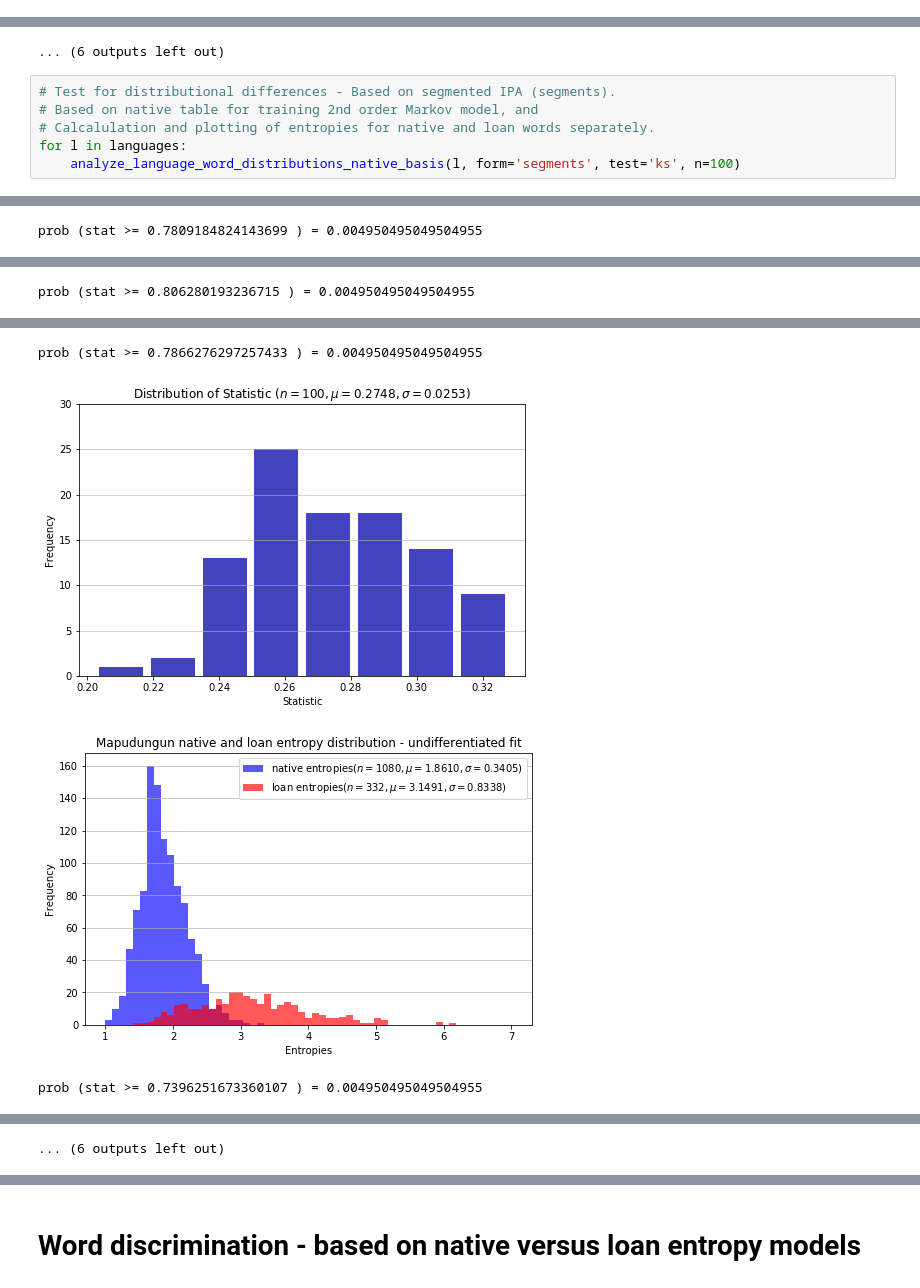
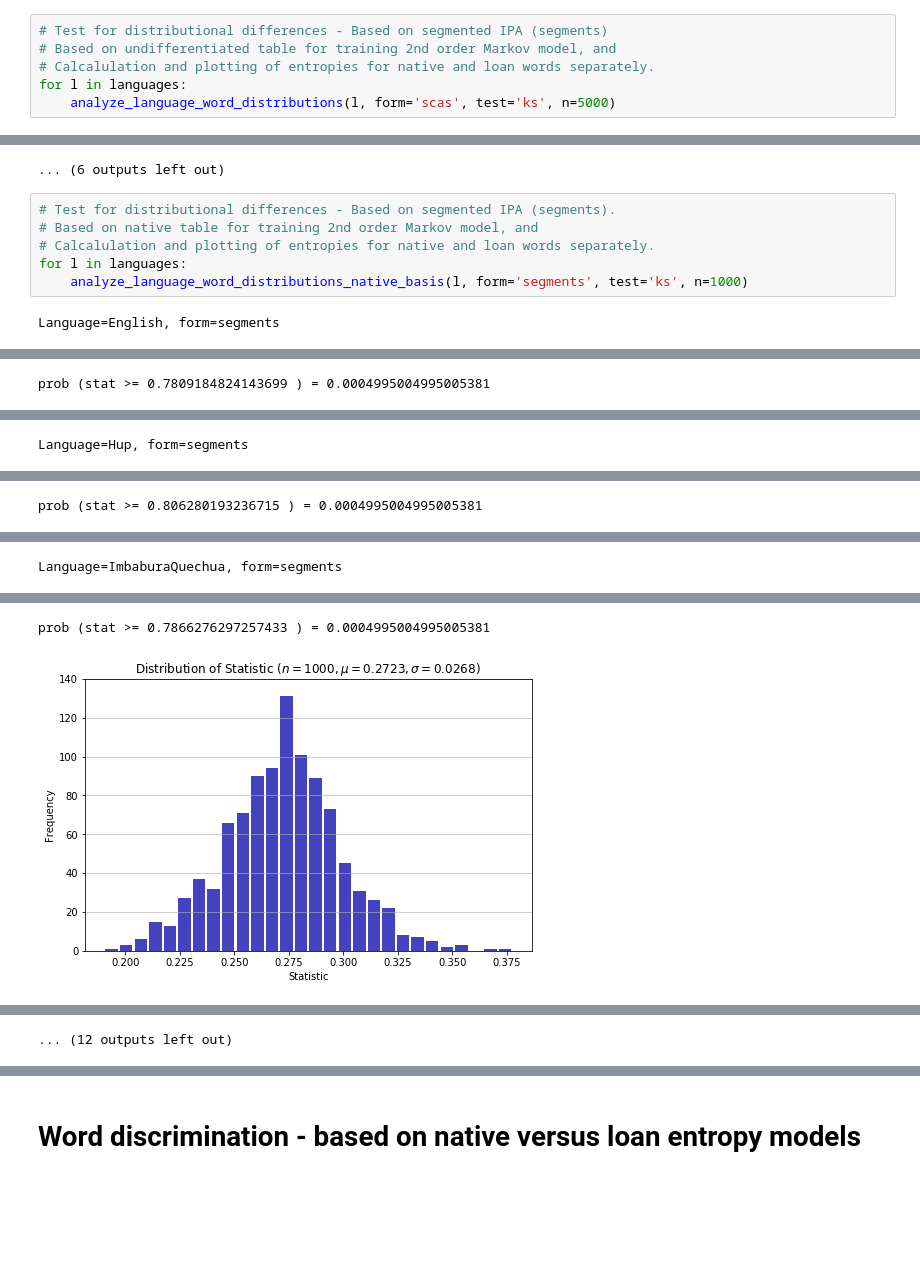
Before and after one commit to lingpy/pybor, a Jupyter notebook: Analysis-Markov-word-model.production.ipynb, the cells around one changed output, grey strips where cells are left out. Drawn from its saved outputs; the diff is of its cells as text; blank space fills up the shorter version.

```diff
--- a/Analysis-Markov-word-model.production.ipynb
+++ b/Analysis-Markov-word-model.production.ipynb
@@ -88,3 +88,9 @@ Language=ImbaburaQuechua
 prob (ks stat >= 0.36392) = 0.00010
 [figure]
 ... (12 outputs left out)
+# %%
+# Test for distributional differences - Based on segmented IPA (segments)
+# Based on undifferentiated table for training 2nd order Markov model, and
+# Calcalulation and plotting of entropies for native and loan words separately.
+for l in languages:
+    analyze_language_word_distributions(l, form='scas', test='ks', n=5000)
@@ -121,7 +141,8 @@ prob (stat >= 0.7151606425702811 ) = 0.0004995004995005381
 # Based on native table for training 2nd order Markov model, and
 # Calcalulation and plotting of entropies for native and loan words separately.
 for l in languages:
-    analyze_language_word_distributions_native_basis(l, form='segments', test='ks', n=100)
+    analyze_language_word_distributions_native_basis(l, form='segments', test='ks', n=1000)
 # %% [output]
+Language=English, form=segments
 [figure]
-prob (stat >= 0.7809184824143699 ) = 0.004950495049504955
+prob (stat >= 0.7809184824143699 ) = 0.0004995004995005381
@@ -129,2 +150,3 @@ prob (stat >= 0.7809184824143699 ) = 0.004950495049504955
+Language=Hup, form=segments
 [figure]
-prob (stat >= 0.806280193236715 ) = 0.004950495049504955
+prob (stat >= 0.806280193236715 ) = 0.0004995004995005381
@@ -132,5 +154,4 @@ prob (stat >= 0.806280193236715 ) = 0.004950495049504955
+Language=ImbaburaQuechua, form=segments
 [figure]
-prob (stat >= 0.7866276297257433 ) = 0.004950495049504955
+prob (stat >= 0.7866276297257433 ) = 0.0004995004995005381
-[figure, old version]
+[figure, new version]
-[figure, removed]
-prob (stat >= 0.7396251673360107 ) = 0.004950495049504955
@@ -138 +158 @@ prob (stat >= 0.7396251673360107 ) = 0.004950495049504955
-... (6 outputs left out)
+... (12 outputs left out)
```
Also changed, not shown: parts of 9 cells of this notebook, 2 other files.
